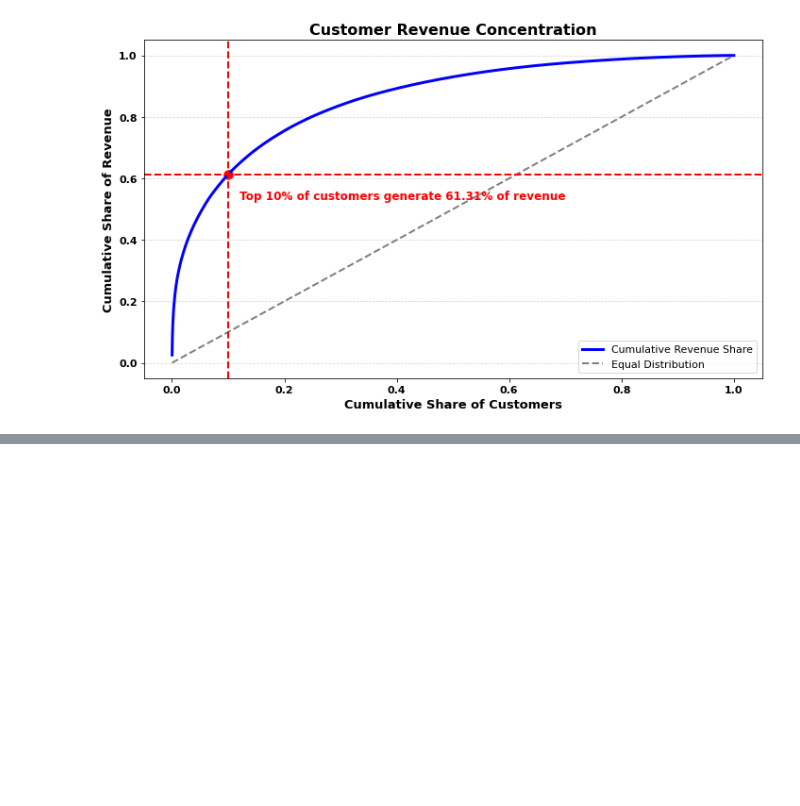
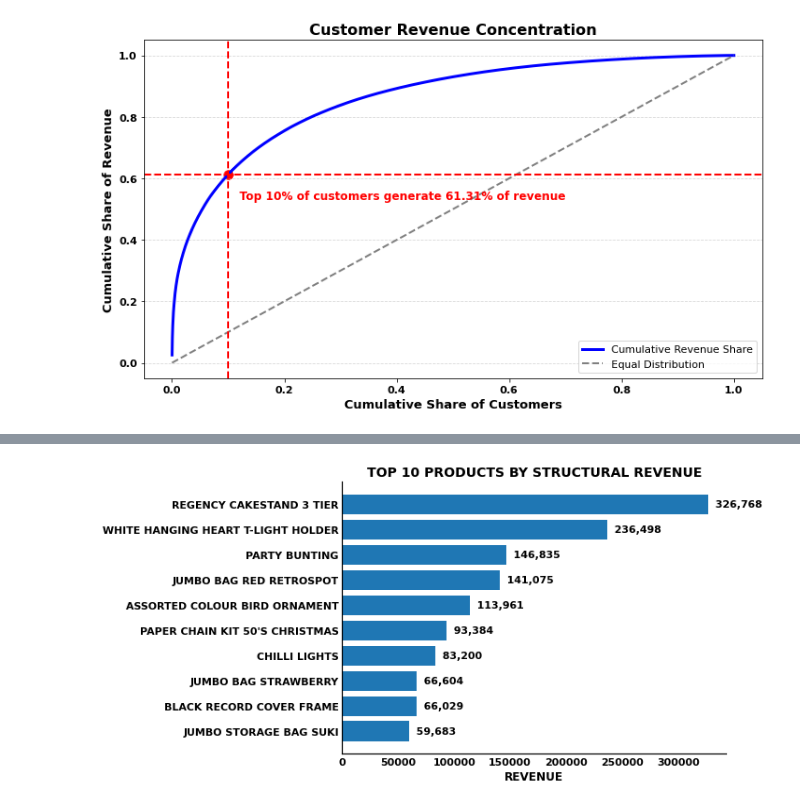
Before and after one commit to jarviscanada/jarvis_data_eng_Tennyson, a Jupyter notebook: python_data_analytics/python_data_wrangling/V2.ipynb, the cells around one changed output, grey strips where cells are left out. Drawn from its saved outputs; the diff is of its cells as text; code cells hidden in the pictures; blank space fills up the shorter version.

```diff
--- a/python_data_analytics/python_data_wrangling/V2.ipynb
+++ b/python_data_analytics/python_data_wrangling/V2.ipynb
@@ -568,0 +723,59 @@ plt.show()
+# %%
+fig, ax = plt.subplots(figsize=(10, 5))
+
+# Horizontal bar chart
+ax.barh(
+    top_10_products["product"][::-1],
+    top_10_products["revenue"][::-1]
+)
+
+# Titles & labels (ALL BOLD)
+ax.set_title(
+    "TOP 10 PRODUCTS BY STRUCTURAL REVENUE",
+    fontsize=14,
+    fontweight="bold"
+)
+ax.set_xlabel(
+    "REVENUE",
+    fontsize=12,
+    fontweight="bold"
+)
+ax.set_ylabel("")
+
+# --- Spine control ---
+# Keep only left (Y) and bottom (X) axes
+ax.spines["top"].set_visible(False)
+ax.spines["right"].set_visible(False)
+ax.spines["left"].set_visible(True)
+ax.spines["bottom"].set_visible(True)
+
+# Make remaining axes slightly thicker (optional but nice)
+ax.spines["left"].set_linewidth(1.2)
+ax.spines["bottom"].set_linewidth(1.2)
+
+# Remove tick marks but keep labels
+ax.tick_params(axis="x", length=0, labelsize=11)
+ax.tick_params(axis="y", length=0, labelsize=11)
+
+# Make tick labels bold
+for label in ax.get_xticklabels():
+    label.set_fontweight("bold")
+
+for label in ax.get_yticklabels():
+    label.set_fontweight("bold")
+
+# Value labels on bars (BOLD)
+for i, v in enumerate(top_10_products["revenue"][::-1]):
+    ax.text(
+        v,
+        i,
+        f"  {v:,.0f}",
+        va="center",
+        fontsize=11,
+        fontweight="bold"
+    )
+
+plt.tight_layout()
+plt.show()
+# %% [output]
+[figure, added]
```
Also changed, not shown: parts of 10 cells of this notebook, 10 other files.
